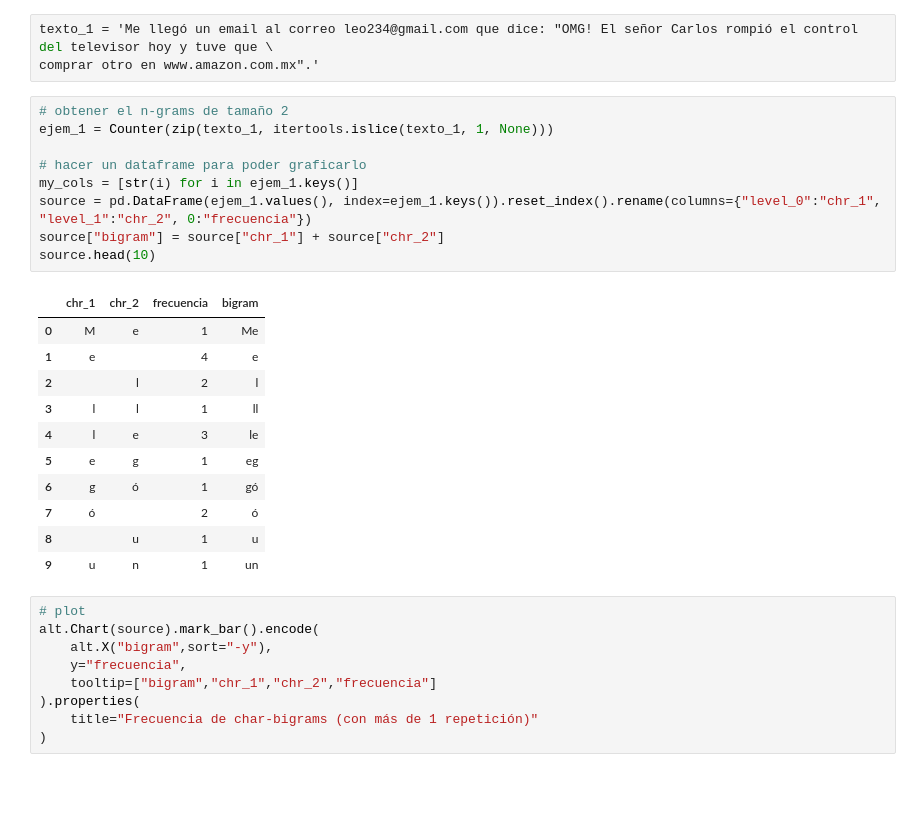
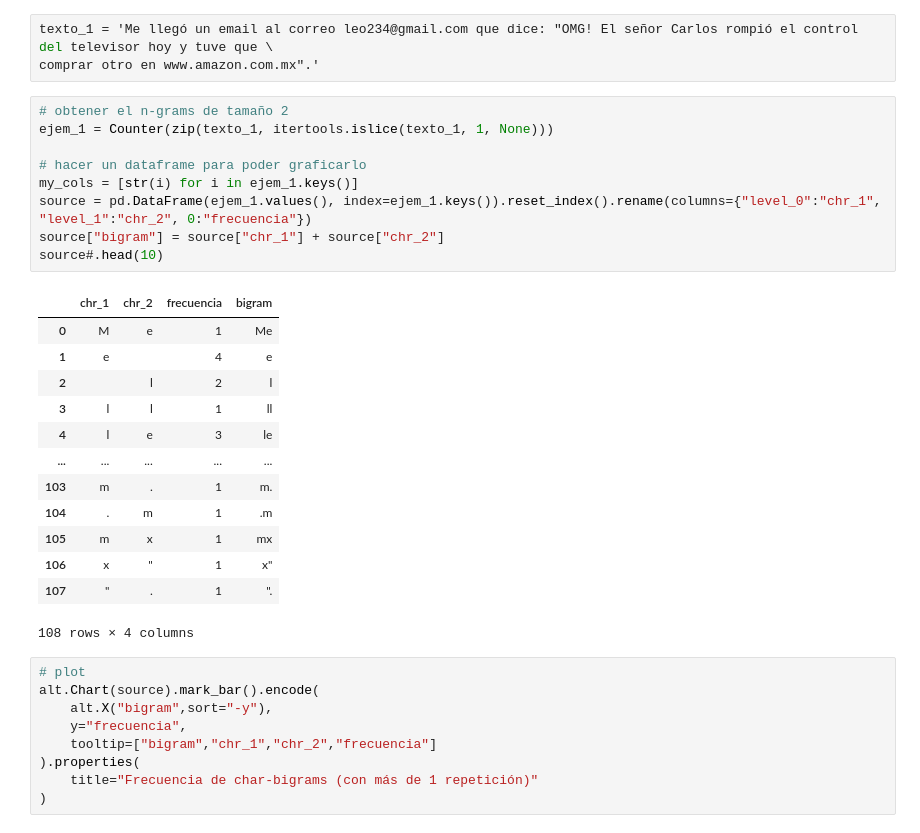
Before and after one commit to vcuspinera/UDG_MCD_Project_Dev_I, a Jupyter notebook: actividades/19_Text_analysis.ipynb, the cells around one changed output. Drawn from its saved outputs; the diff is of its cells as text; blank space fills up the shorter version.

```diff
--- a/actividades/19_Text_analysis.ipynb
+++ b/actividades/19_Text_analysis.ipynb
@@ -47,24 +45,26 @@ comprar otro en www.amazon.com.mx".'
 # %%
 # obtener el n-grams de tamaño 2
 ejem_1 = Counter(zip(texto_1, itertools.islice(texto_1, 1, None)))
 
 # hacer un dataframe para poder graficarlo
 my_cols = [str(i) for i in ejem_1.keys()]
 source = pd.DataFrame(ejem_1.values(), index=ejem_1.keys()).reset_index().rename(columns={"level_0":"chr_1", "level_1":"chr_2", 0:"frecuencia"})
 source["bigram"] = source["chr_1"] + source["chr_2"]
-source.head(10)
+source#.head(10)
 # %% [output]
 |  | chr_1 | chr_2 | frecuencia | bigram |
 | 0 | M | e | 1 | Me |
 | 1 | e |  | 4 | e |
 | 2 |  | l | 2 | l |
 | 3 | l | l | 1 | ll |
 | 4 | l | e | 3 | le |
-| 5 | e | g | 1 | eg |
-| 6 | g | ó | 1 | gó |
-| 7 | ó |  | 2 | ó |
-| 8 |  | u | 1 | u |
-| 9 | u | n | 1 | un |
+| ... | ... | ... | ... | ... |
+| 103 | m | . | 1 | m. |
+| 104 | . | m | 1 | .m |
+| 105 | m | x | 1 | mx |
+| 106 | x | " | 1 | x" |
+| 107 | " | . | 1 | ". |
+108 rows × 4 columns
 # %%
 # plot
 alt.Chart(source).mark_bar().encode(
```
Also changed, not shown: parts of 9 cells of this notebook.
